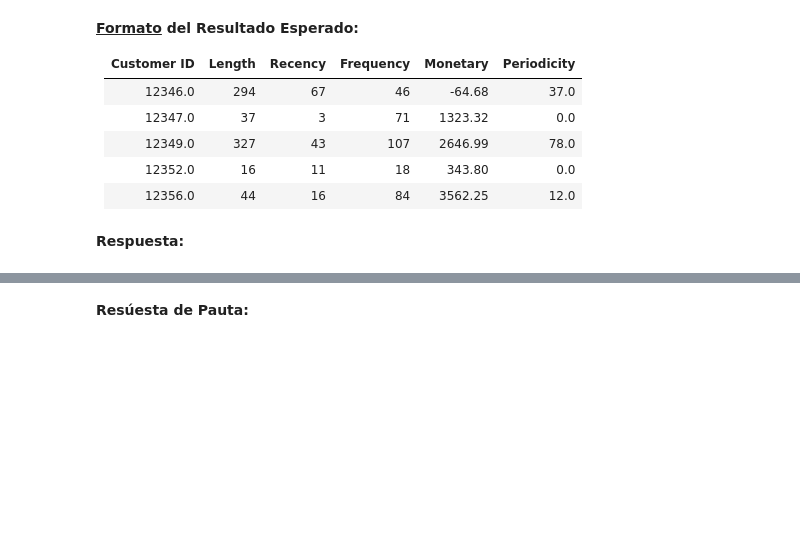
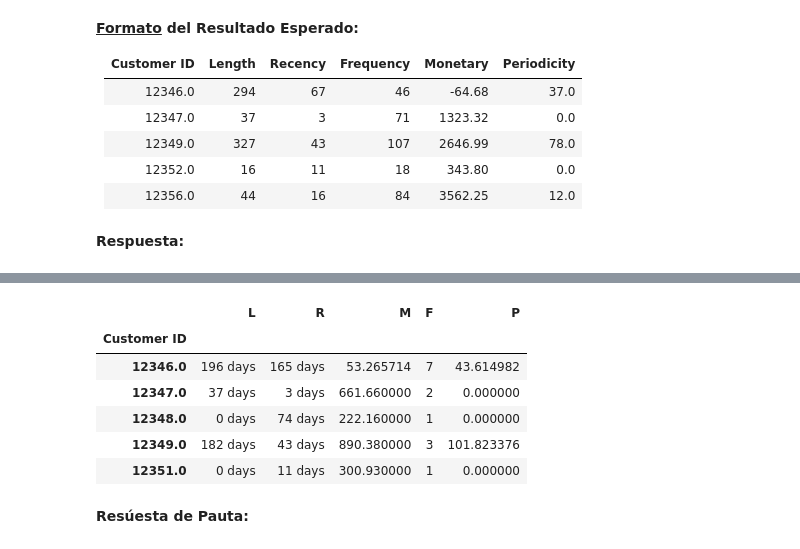
Before and after one commit to J07Aa/Repo, a Jupyter notebook: Lab_7/Laboratorio7_Enunciado.ipynb, the cells around one changed output, grey strips where cells are left out. Drawn from its saved outputs; the diff is of its cells as text; code cells hidden in the pictures; blank space fills up the shorter version.

Commit message:
Se comienza el desarrollo del laboratorio, desarrollando opciones para obtener las caracteristicas L, R, M, F y P deseadas a partir de la función custom_features()

```diff
--- a/Lab_7/Laboratorio7_Enunciado.ipynb
+++ b/Lab_7/Laboratorio7_Enunciado.ipynb
@@ -150,0 +196,17 @@ Una referencia que le puede ser útil es el [documento original](https://www.res
+# %%
+## Agrupamos por cliente y fecha sumando los ingresos, asumiendo que por cada día
+## solo puede existir una visita y que los ingresos es igual al precio por la cantidad
+df_aux_2 = df_retail.groupby(['Customer ID','InvoiceDate'],).sum().round(2)
+
+##Se eliminan los ingresos iguales a 0 (son indices adicionales agregados por gruoupby)
+df_aux_2 = df_aux_2[df_aux_2['Quantity']!=0]
+
+## Se resetea el indice luego de eliminar los ingreso 0
+df_aux_2 = df_aux_2.reset_index()
+
+## Se vuelve a agrupar con el fin de calcular el promedio de compras diario y la cantidad de compras.
+df_aux_2 = df_aux_2.groupby(['Customer ID']).agg({"Ingreso":['mean','count']})
+display(df_aux_2.columns)
+df_aux_2.columns = ['M','F']
+display(df_aux_2.head())
+len(df_aux_2)
@@ -150,0 +225,20 @@ Una referencia que le puede ser útil es el [documento original](https://www.res
+# %%
+df_IVT = df_retail.groupby(['Customer ID','InvoiceDate']).agg({"InvoiceDate":['count']})
+df_IVT = df_IVT[df_IVT[('InvoiceDate','count')]!=0]
+df_IVT = df_IVT.reset_index()
+df_IVT_2 = pd.DataFrame()
+df_IVT_2['Customer ID'] = df_IVT[('Customer ID',      '')]
+df_IVT_2['InvoiceDate'] = df_IVT[('InvoiceDate',      '')]
+df_IVT_2['IVT'] = df_IVT_2.groupby(['Customer ID'])['InvoiceDate'].diff()
+df_IVT_2 = df_IVT_2.dropna()
+df_IVT_2['IVT'] = df_IVT_2['IVT'].dt.days.astype('int')
+df_IVT_2 = df_IVT_2.groupby(['Customer ID'])['IVT'].std()
+d = pd.DataFrame(df_IVT_2).reset_index()
+df_IVT_3 = pd.DataFrame()
+#display(d.columns)
+df_IVT_3['Customer ID'] = d['Customer ID']
+df_IVT_3['P'] = d['IVT']
+df_IVT_3 = df_IVT_3.fillna(0)
+df_IVT_3 = df_IVT_3.set_index(['Customer ID'])
+display(df_IVT_3.head())
+len(df_IVT_3)
@@ -151,3 +254,18 @@ Una referencia que le puede ser útil es el [documento original](https://www.res
+# %%
+# Ya con todo calculado se procede a crear el dataframe final como:
+df = df_aux_1[['L','R']]
+df.columns = ['L','R']
+df = df.join(df_aux_2)
+df = df.join(df_IVT_3)
+df.head()
+# %% [output]
+|  | L | R | M | F | P |
+| Customer ID |  |  |  |  |  |
+| 12346.0 | 196 days | 165 days | 53.265714 | 7 | 43.614982 |
+| 12347.0 | 37 days | 3 days | 661.660000 | 2 | 0.000000 |
+| 12348.0 | 0 days | 74 days | 222.160000 | 1 | 0.000000 |
+| 12349.0 | 182 days | 43 days | 890.380000 | 3 | 101.823376 |
+| 12351.0 | 0 days | 11 days | 300.930000 | 1 | 0.000000 |
 # %%
 def custom_features(dataframe_in):
     pass
```
Also changed, not shown: parts of 8 cells of this notebook.
